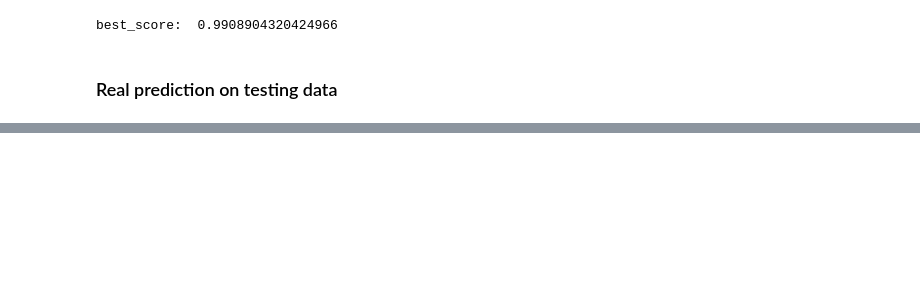
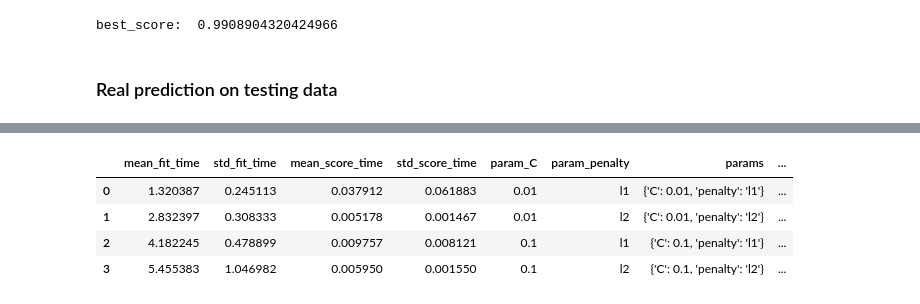
Before and after one commit to lucascheng24/comp4432ML-A_Million_News_Headlines, a Jupyter notebook: Fake_and_real_news_dataset/classifiers/LogisticRegression/logisticRegression_01.ipynb, the cells around one changed output, grey strips where cells are left out. Drawn from its saved outputs; the diff is of its cells as text; code cells hidden in the pictures; blank space fills up the shorter version.

```diff
--- a/Fake_and_real_news_dataset/classifiers/LogisticRegression/logisticRegression_01.ipynb
+++ b/Fake_and_real_news_dataset/classifiers/LogisticRegression/logisticRegression_01.ipynb
@@ -136,0 +166,9 @@ print("Average performance of the model: {:.3f}".format(grid_test.best_score_))
+# %%
+result_df = pd.DataFrame(grid_test.cv_results_)
+result_df
+# %% [output]
+|  | mean_fit_time | std_fit_time | mean_score_time | std_score_time | param_C | param_penalty | params | ... |
+| 0 | 1.320387 | 0.245113 | 0.037912 | 0.061883 | 0.01 | l1 | {'C': 0.01, 'penalty': 'l1'} | ... |
+| 1 | 2.832397 | 0.308333 | 0.005178 | 0.001467 | 0.01 | l2 | {'C': 0.01, 'penalty': 'l2'} | ... |
+| 2 | 4.182245 | 0.478899 | 0.009757 | 0.008121 | 0.1 | l1 | {'C': 0.1, 'penalty': 'l1'} | ... |
+| 3 | 5.455383 | 1.046982 | 0.005950 | 0.001550 | 0.1 | l2 | {'C': 0.1, 'penalty': 'l2'} | ... |
```
Also changed, not shown: parts of 6 cells of this notebook.
